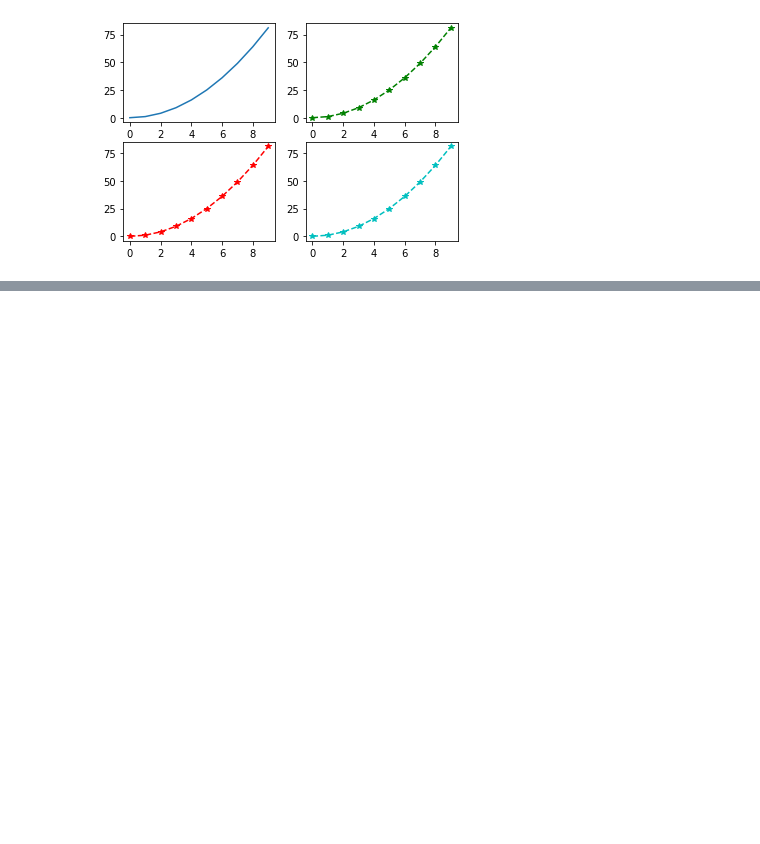
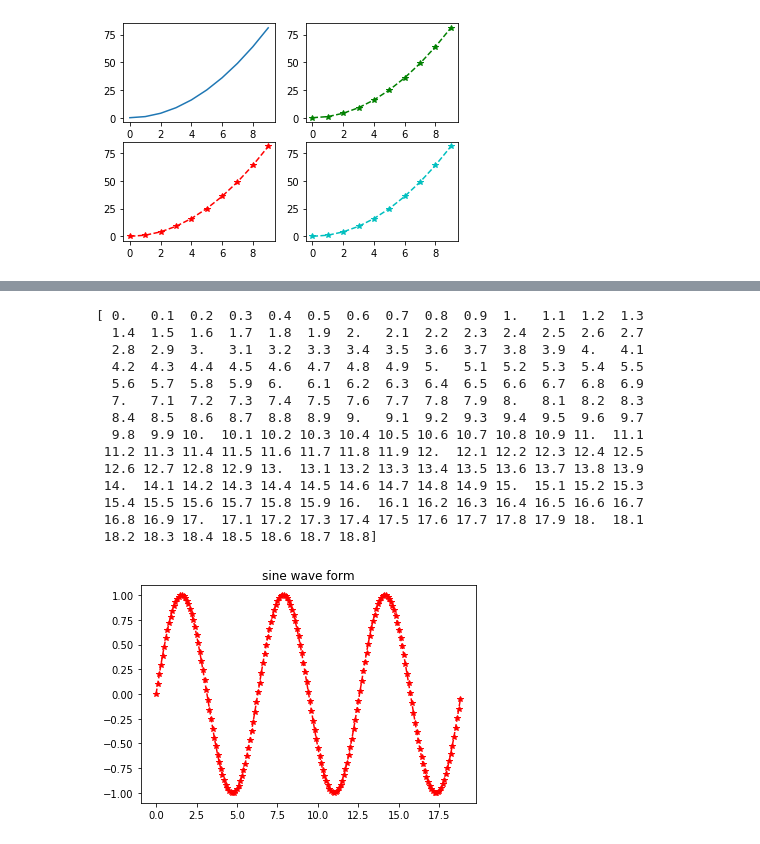
Before and after one commit to ashish7406/PythonExcercise, a Jupyter notebook: Matplotlib.ipynb, the cells around one changed output, grey strips where cells are left out. Drawn from its saved outputs; the diff is of its cells as text; code cells hidden in the pictures; blank space fills up the shorter version.

```diff
--- a/Matplotlib.ipynb
+++ b/Matplotlib.ipynb
@@ -46,0 +60,26 @@ plt.plot(x,y,'c*--')
+# %%
+# Compute the x and y coordinates for points on a sine curve
+x = np.arange(0, 6 * np.pi, 0.1)
+print(x)
+y = np.sin(x)
+plt.title("sine wave form")
+
+# Plot the points using matplotlib
+plt.plot(x, y,'r*--')
+plt.show()
+# %% [output]
+[ 0.   0.1  0.2  0.3  0.4  0.5  0.6  0.7  0.8  0.9  1.   1.1  1.2  1.3
+  1.4  1.5  1.6  1.7  1.8  1.9  2.   2.1  2.2  2.3  2.4  2.5  2.6  2.7
+  2.8  2.9  3.   3.1  3.2  3.3  3.4  3.5  3.6  3.7  3.8  3.9  4.   4.1
+  4.2  4.3  4.4  4.5  4.6  4.7  4.8  4.9  5.   5.1  5.2  5.3  5.4  5.5
+  5.6  5.7  5.8  5.9  6.   6.1  6.2  6.3  6.4  6.5  6.6  6.7  6.8  6.9
+  7.   7.1  7.2  7.3  7.4  7.5  7.6  7.7  7.8  7.9  8.   8.1  8.2  8.3
+  8.4  8.5  8.6  8.7  8.8  8.9  9.   9.1  9.2  9.3  9.4  9.5  9.6  9.7
+  9.8  9.9 10.  10.1 10.2 10.3 10.4 10.5 10.6 10.7 10.8 10.9 11.  11.1
+ 11.2 11.3 11.4 11.5 11.6 11.7 11.8 11.9 12.  12.1 12.2 12.3 12.4 12.5
+ 12.6 12.7 12.8 12.9 13.  13.1 13.2 13.3 13.4 13.5 13.6 13.7 13.8 13.9
+ 14.  14.1 14.2 14.3 14.4 14.5 14.6 14.7 14.8 14.9 15.  15.1 15.2 15.3
+ 15.4 15.5 15.6 15.7 15.8 15.9 16.  16.1 16.2 16.3 16.4 16.5 16.6 16.7
+ 16.8 16.9 17.  17.1 17.2 17.3 17.4 17.5 17.6 17.7 17.8 17.9 18.  18.1
+ 18.2 18.3 18.4 18.5 18.6 18.7 18.8]
+[figure, added]
```
Also changed, not shown: parts of 7 cells of this notebook.
